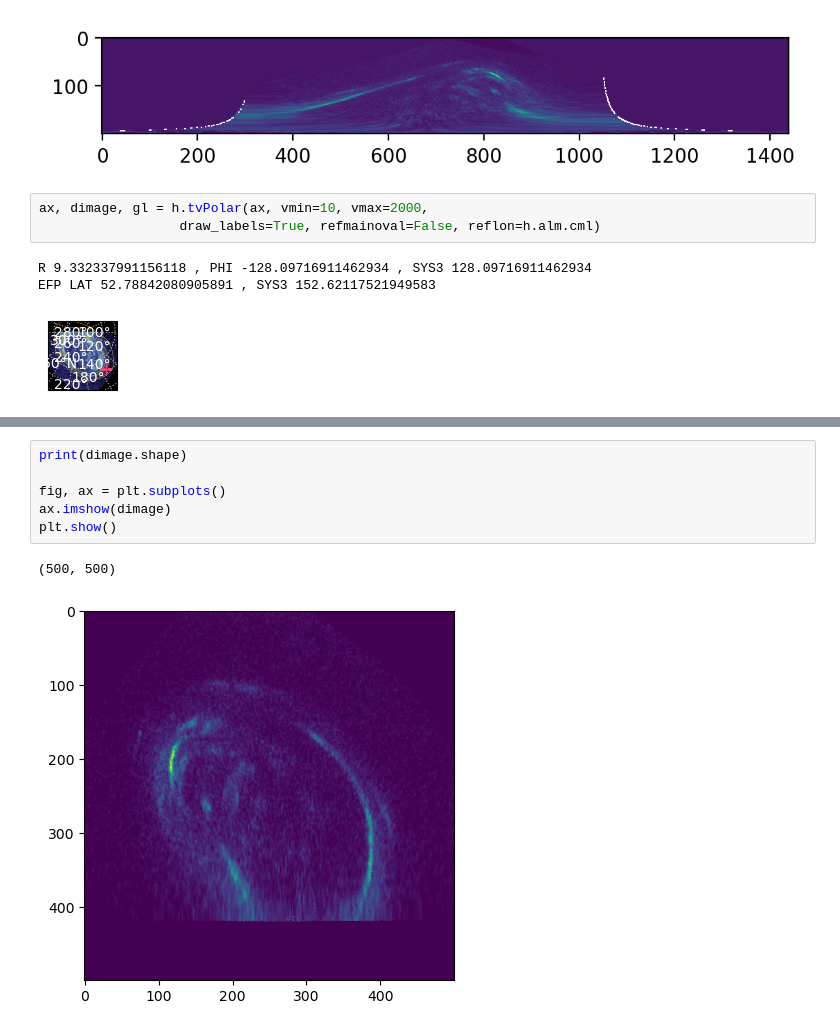
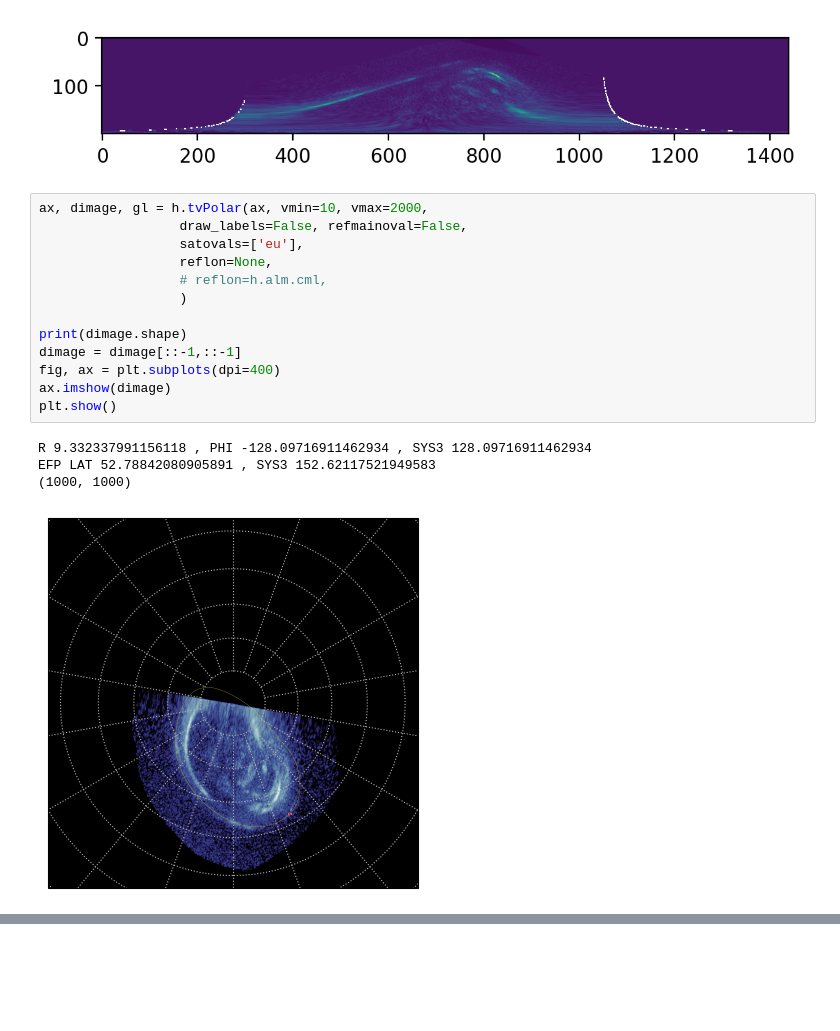
Before and after one commit to ShinnosukeSatoh/HST_Jupiter_footprints, a Jupyter notebook: photometry_test.ipynb, the cells around one changed output, grey strips where cells are left out. Cells and saved outputs as stored; diff of their text form; blank space fills up the shorter version.

```diff
--- a/photometry_test.ipynb
+++ b/photometry_test.ipynb
@@ -39,8 +39,19 @@ OBS DATE 2014-01-06T02:35:18
 [figure]
 # %%
 ax, dimage, gl = h.tvPolar(ax, vmin=10, vmax=2000,
-                  draw_labels=True, refmainoval=False, reflon=h.alm.cml)
+                  draw_labels=False, refmainoval=False,
+                  satovals=['eu'],
+                  reflon=None,
+                  # reflon=h.alm.cml,
+                  )
+
+print(dimage.shape)
+dimage = dimage[::-1,::-1]
+fig, ax = plt.subplots(dpi=400)
+ax.imshow(dimage)
+plt.show()
 # %% [output]
 R 9.332337991156118 , PHI -128.09716911462934 , SYS3 128.09716911462934
 EFP LAT 52.78842080905891 , SYS3 152.62117521949583
+(1000, 1000)
-[figure, old version]
+[figure, new version]
@@ -47,9 +58,0 @@ EFP LAT 52.78842080905891 , SYS3 152.62117521949583
-# %%
-print(dimage.shape)
-
-fig, ax = plt.subplots()
-ax.imshow(dimage)
-plt.show()
-# %% [output]
-(500, 500)
-[figure, removed]
```
Also changed, not shown: parts of 1 cell of this notebook.
